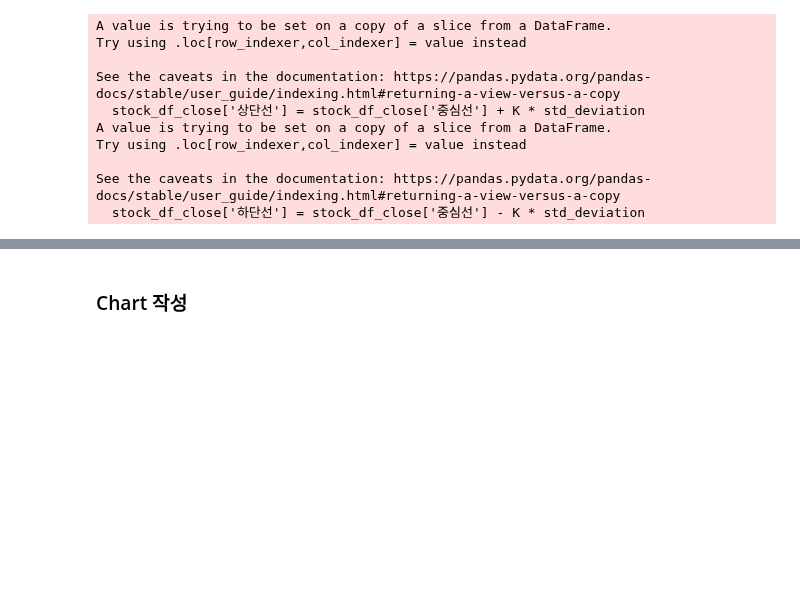
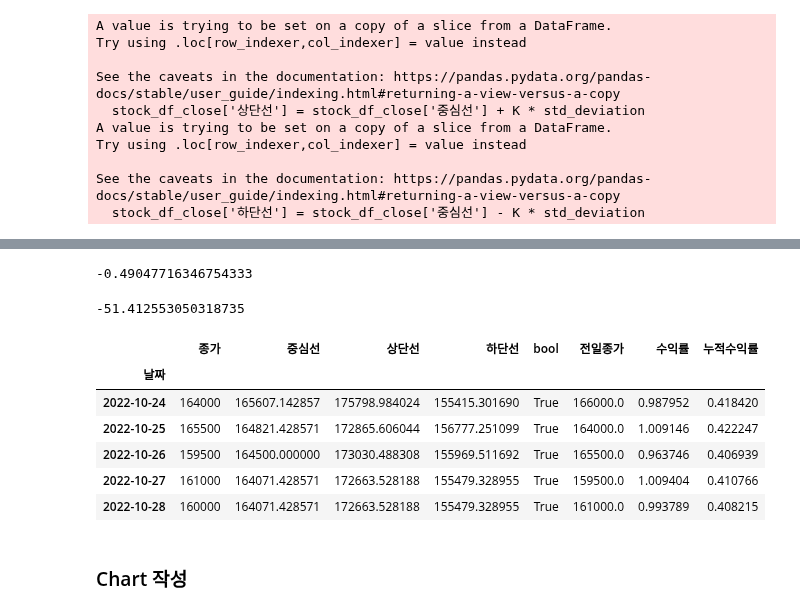
Before and after one commit to Huey-fitpet/study_pandas, a Jupyter notebook: quests/BollingerBands.ipynb, the cells around one changed output, grey strips where cells are left out. Saved outputs shown, nothing was run; the diff lists cells and outputs as text; code cells hidden in the pictures; blank space fills up the shorter version.

```diff
--- a/quests/BollingerBands.ipynb
+++ b/quests/BollingerBands.ipynb
@@ -73,3 +110,24 @@ def calc(closes, highs, lows):
+# %%
+CAGR
+# %% [output]
+-0.49047716346754333
+# %%
+simple_rate_of_return = stock_df_close['종가'].iloc[-1] / stock_df_close['종가'].iloc[0]
+simple_cum_rate_of_return = 1 * simple_rate_of_return
+CAGR = ((simple_cum_rate_of_return ** (1/year))-1) * 100
+CAGR
+# %% [output]
+-51.412553050318735
+# %%
+stock_df_close.tail()
+# %% [output]
+|  | 종가 | 중심선 | 상단선 | 하단선 | bool | 전일종가 | 수익률 | 누적수익률 |
+| 날짜 |  |  |  |  |  |  |  |  |
+| 2022-10-24 | 164000 | 165607.142857 | 175798.984024 | 155415.301690 | True | 166000.0 | 0.987952 | 0.418420 |
+| 2022-10-25 | 165500 | 164821.428571 | 172865.606044 | 156777.251099 | True | 164000.0 | 1.009146 | 0.422247 |
+| 2022-10-26 | 159500 | 164500.000000 | 173030.488308 | 155969.511692 | True | 165500.0 | 0.963746 | 0.406939 |
+| 2022-10-27 | 161000 | 164071.428571 | 172663.528188 | 155479.328955 | True | 159500.0 | 1.009404 | 0.410766 |
+| 2022-10-28 | 160000 | 164071.428571 | 172663.528188 | 155479.328955 | True | 161000.0 | 0.993789 | 0.408215 |
 # %% [markdown]
 ### Chart 작성
 # %%
```
Also changed, not shown: parts of 7 cells of this notebook.
